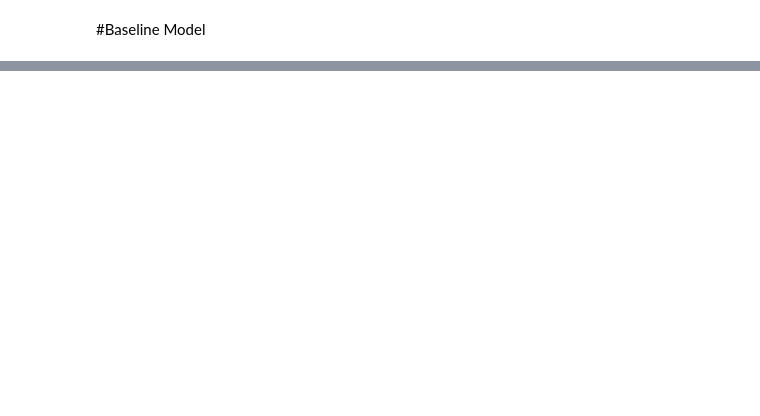
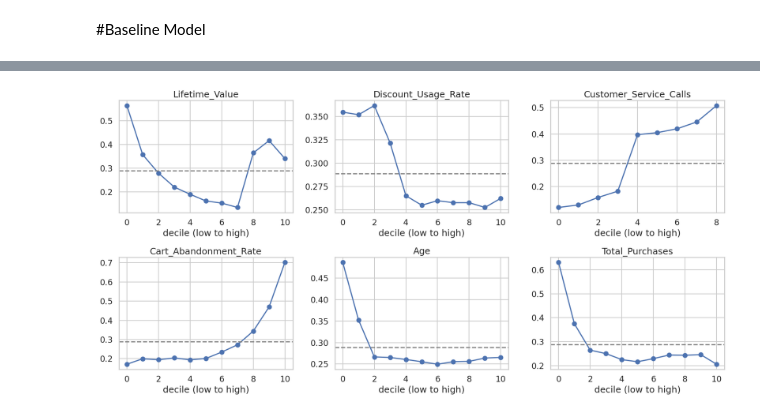
Before and after one commit to calumMcg/Customer-churn-retention-analysis, a Jupyter notebook: customer_churn_retention.ipynb, the cells around one changed output, grey strips where cells are left out. Cells and saved outputs as stored; diff of their text form; code cells hidden in the pictures; blank space fills up the shorter version.

```diff
--- a/customer_churn_retention.ipynb
+++ b/customer_churn_retention.ipynb
@@ -545,0 +589,13 @@ print({k: round(v.mean(), 3) for k, v in scores.items() if k.startswith('test')}
+# %%
+top = ['Lifetime_Value', 'Discount_Usage_Rate', 'Customer_Service_Calls',
+       'Cart_Abandonment_Rate', 'Age', 'Total_Purchases']
+fig, axes = plt.subplots(2, 3, figsize=(18, 9))
+for ax, c in zip(axes.ravel(), top):
+    b = pd.qcut(df[c], 11, duplicates='drop')
+    rate = df.groupby(b, observed=True)[target_col].mean()
+    ax.plot(range(len(rate)), rate.values, marker='o')
+    ax.axhline(df[target_col].mean(), ls='--', color='gray')
+    ax.set_title(c); ax.set_xlabel('decile (low to high)')
+plt.tight_layout(); plt.show()
+# %% [output]
+[figure, added]
```
Also changed, not shown: parts of 12 cells of this notebook.
